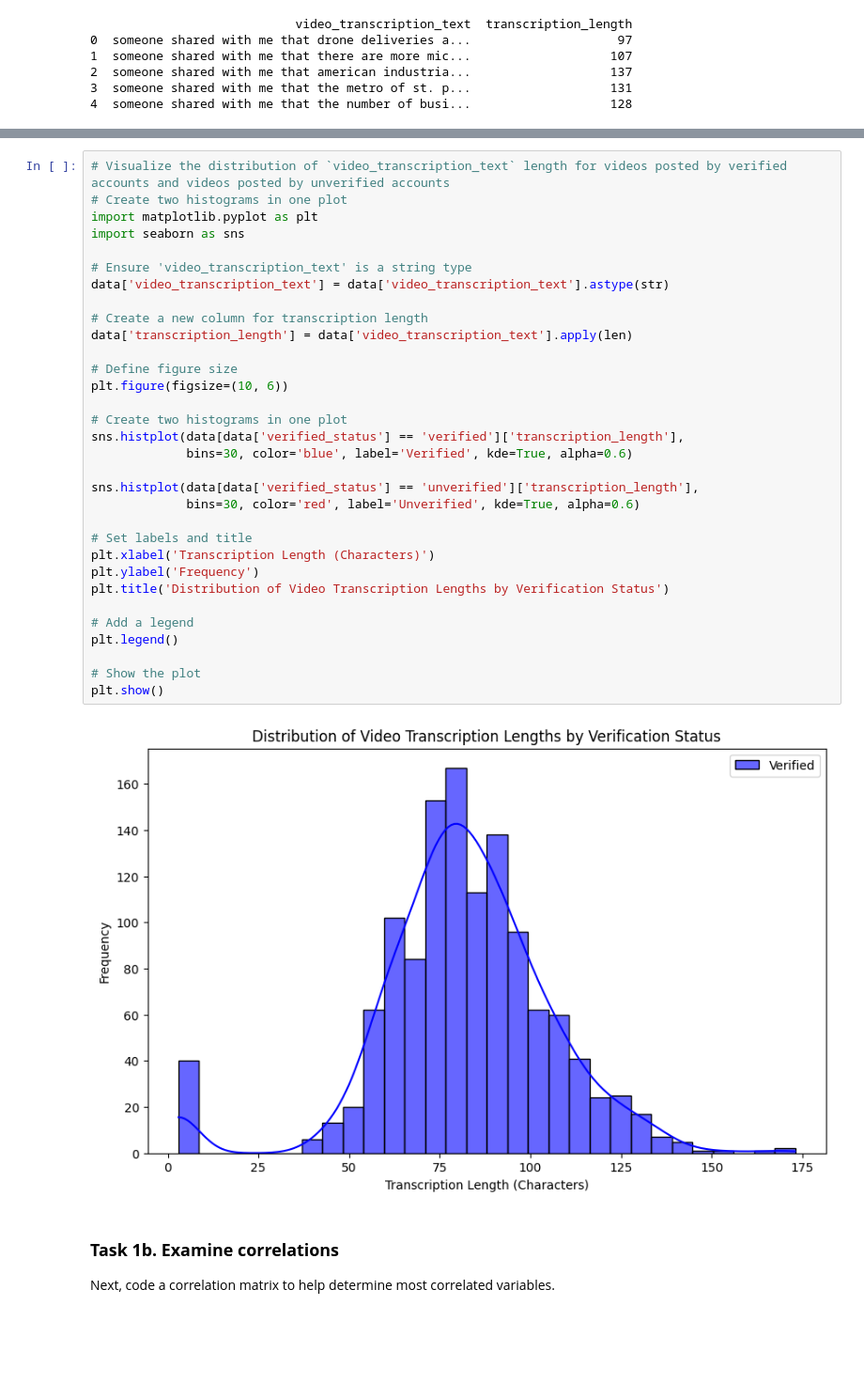
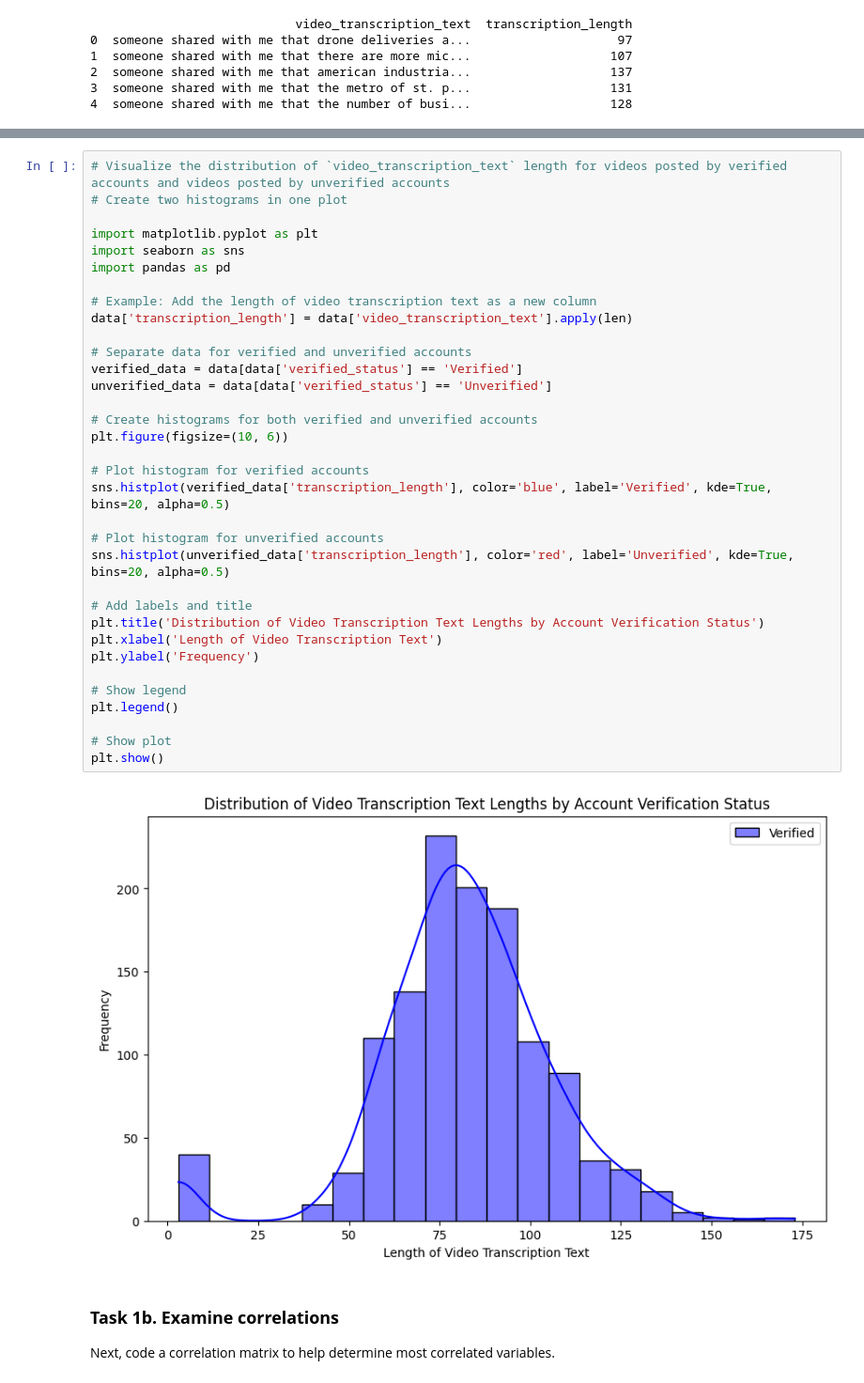
Before and after one commit to VivianSabga/Data-Analytics-for-Economics, a Jupyter notebook: TikTok Project Part-1/TikTok Project.ipynb, the cells around one changed output, grey strips where cells are left out. Shown at 94% size. Cells and saved outputs as stored; diff of their text form; blank space fills up the shorter version.

```diff
--- a/TikTok Project Part-1/TikTok Project.ipynb
+++ b/TikTok Project Part-1/TikTok Project.ipynb
@@ -1517,37 +1532,39 @@ data.head(10)
 # %%
 # Visualize the distribution of `video_transcription_text` length for videos posted by verified accounts and videos posted by unverified accounts
 # Create two histograms in one plot
+
 import matplotlib.pyplot as plt
 import seaborn as sns
+import pandas as pd
 
-# Ensure 'video_transcription_text' is a string type
-data['video_transcription_text'] = data['video_transcription_text'].astype(str)
-
-# Create a new column for transcription length
+# Example: Add the length of video transcription text as a new column
 data['transcription_length'] = data['video_transcription_text'].apply(len)
 
-# Define figure size
+# Separate data for verified and unverified accounts
+verified_data = data[data['verified_status'] == 'Verified']
+unverified_data = data[data['verified_status'] == 'Unverified']
+
+# Create histograms for both verified and unverified accounts
 plt.figure(figsize=(10, 6))
 
-# Create two histograms in one plot
-sns.histplot(data[data['verified_status'] == 'verified']['transcription_length'],
-             bins=30, color='blue', label='Verified', kde=True, alpha=0.6)
+# Plot histogram for verified accounts
+sns.histplot(verified_data['transcription_length'], color='blue', label='Verified', kde=True, bins=20, alpha=0.5)
 
-sns.histplot(data[data['verified_status'] == 'unverified']['transcription_length'],
-             bins=30, color='red', label='Unverified', kde=True, alpha=0.6)
+# Plot histogram for unverified accounts
+sns.histplot(unverified_data['transcription_length'], color='red', label='Unverified', kde=True, bins=20, alpha=0.5)
 
-# Set labels and title
-plt.xlabel('Transcription Length (Characters)')
+# Add labels and title
+plt.title('Distribution of Video Transcription Text Lengths by Account Verification Status')
+plt.xlabel('Length of Video Transcription Text')
 plt.ylabel('Frequency')
-plt.title('Distribution of Video Transcription Lengths by Verification Status')
 
-# Add a legend
+# Show legend
 plt.legend()
 
-# Show the plot
+# Show plot
 plt.show()
 # %% [output]
-[figure, old version]
+[figure, new version]
 # %% [markdown]
 ### **Task 1b. Examine correlations**
 Next, code a correlation matrix to help determine most correlated variables.
```
Also changed, not shown: parts of 69 cells of this notebook, 1 other file.
